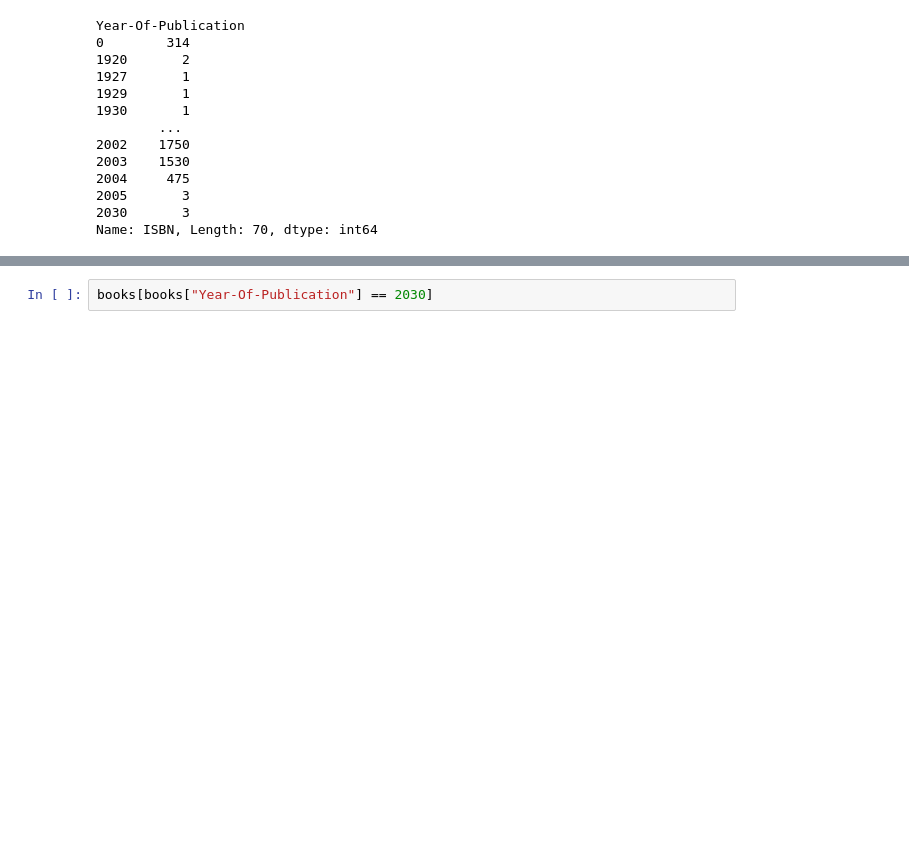
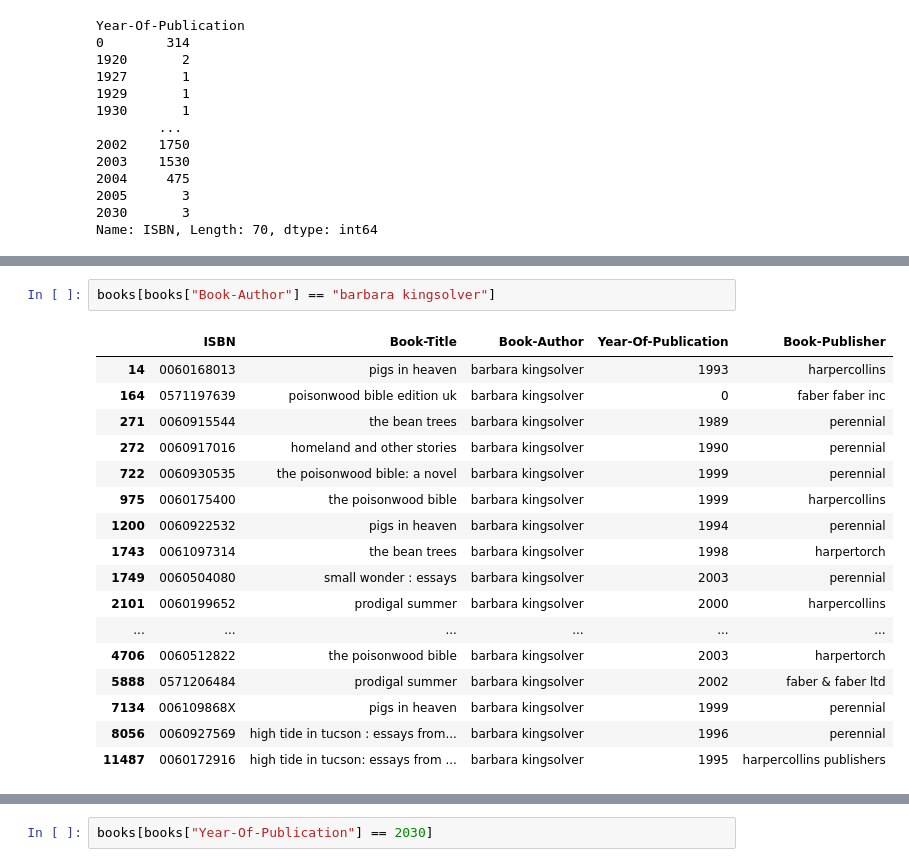
Before and after one commit to caseynator123/EDP_assigment2, a Jupyter notebook: eda/eda.ipynb, the cells around one changed output, grey strips where cells are left out. Saved outputs shown, nothing was run; the diff lists cells and outputs as text; blank space fills up the shorter version.

```diff
--- a/eda/eda.ipynb
+++ b/eda/eda.ipynb
@@ -107,0 +113,20 @@ books[books["Year-Of-Publication"] == 0].head(20)
+# %%
+books[books["Book-Author"] == "barbara kingsolver"]
+# %% [output]
+|  | ISBN | Book-Title | Book-Author | Year-Of-Publication | Book-Publisher |
+| 14 | 0060168013 | pigs in heaven | barbara kingsolver | 1993 | harpercollins |
+| 164 | 0571197639 | poisonwood bible edition uk | barbara kingsolver | 0 | faber faber inc |
+| 271 | 0060915544 | the bean trees | barbara kingsolver | 1989 | perennial |
+| 272 | 0060917016 | homeland and other stories | barbara kingsolver | 1990 | perennial |
+| 722 | 0060930535 | the poisonwood bible: a novel | barbara kingsolver | 1999 | perennial |
+| 975 | 0060175400 | the poisonwood bible | barbara kingsolver | 1999 | harpercollins |
+| 1200 | 0060922532 | pigs in heaven | barbara kingsolver | 1994 | perennial |
+| 1743 | 0061097314 | the bean trees | barbara kingsolver | 1998 | harpertorch |
+| 1749 | 0060504080 | small wonder : essays | barbara kingsolver | 2003 | perennial |
+| 2101 | 0060199652 | prodigal summer | barbara kingsolver | 2000 | harpercollins |
+| ... | ... | ... | ... | ... | ... |
+| 4706 | 0060512822 | the poisonwood bible | barbara kingsolver | 2003 | harpertorch |
+| 5888 | 0571206484 | prodigal summer | barbara kingsolver | 2002 | faber & faber ltd |
+| 7134 | 006109868X | pigs in heaven | barbara kingsolver | 1999 | perennial |
+| 8056 | 0060927569 | high tide in tucson : essays from... | barbara kingsolver | 1996 | perennial |
+| 11487 | 0060172916 | high tide in tucson: essays from ... | barbara kingsolver | 1995 | harpercollins publishers |
```
Also changed, not shown: parts of 59 cells of this notebook, 2 other files.
